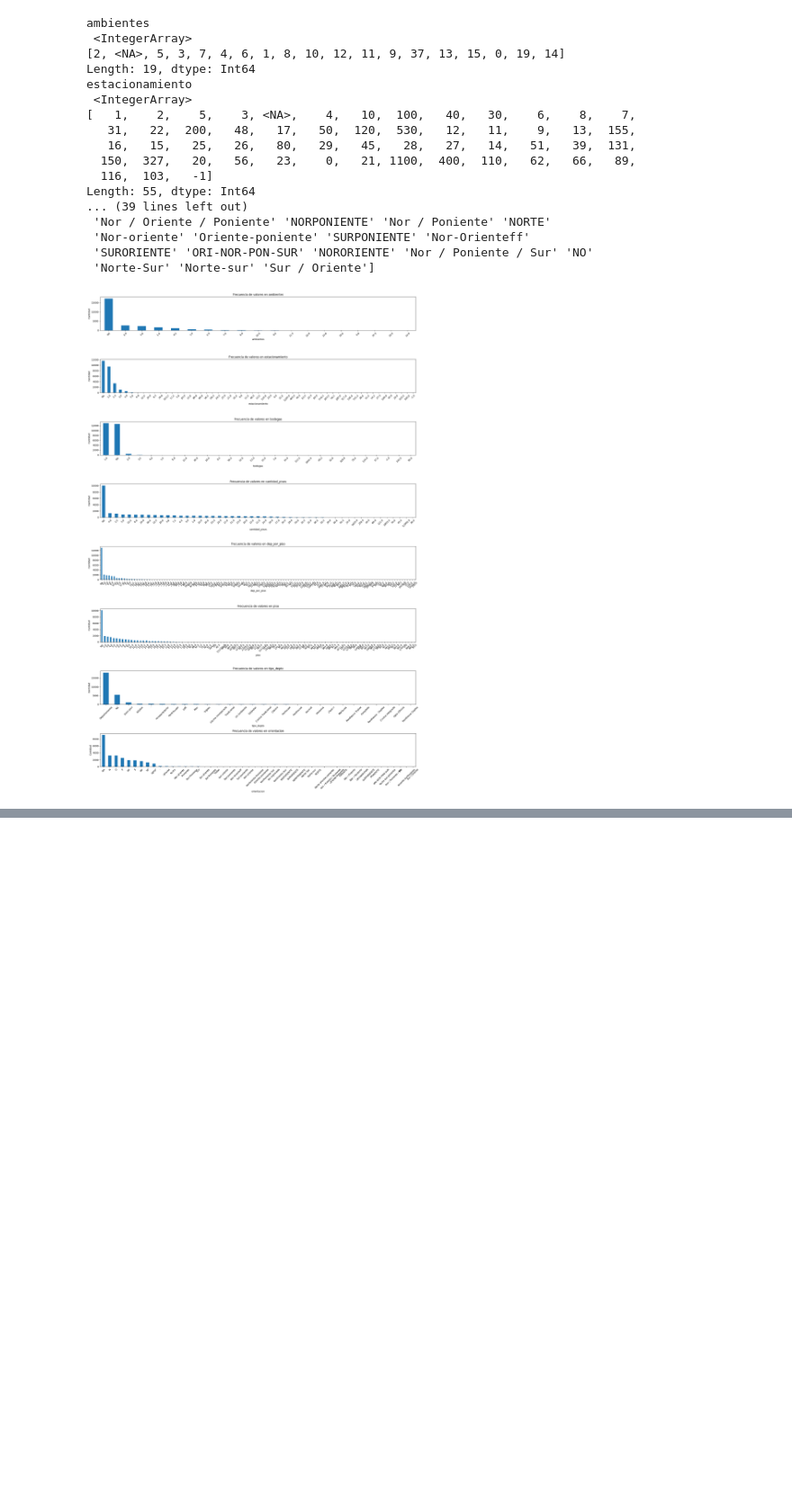
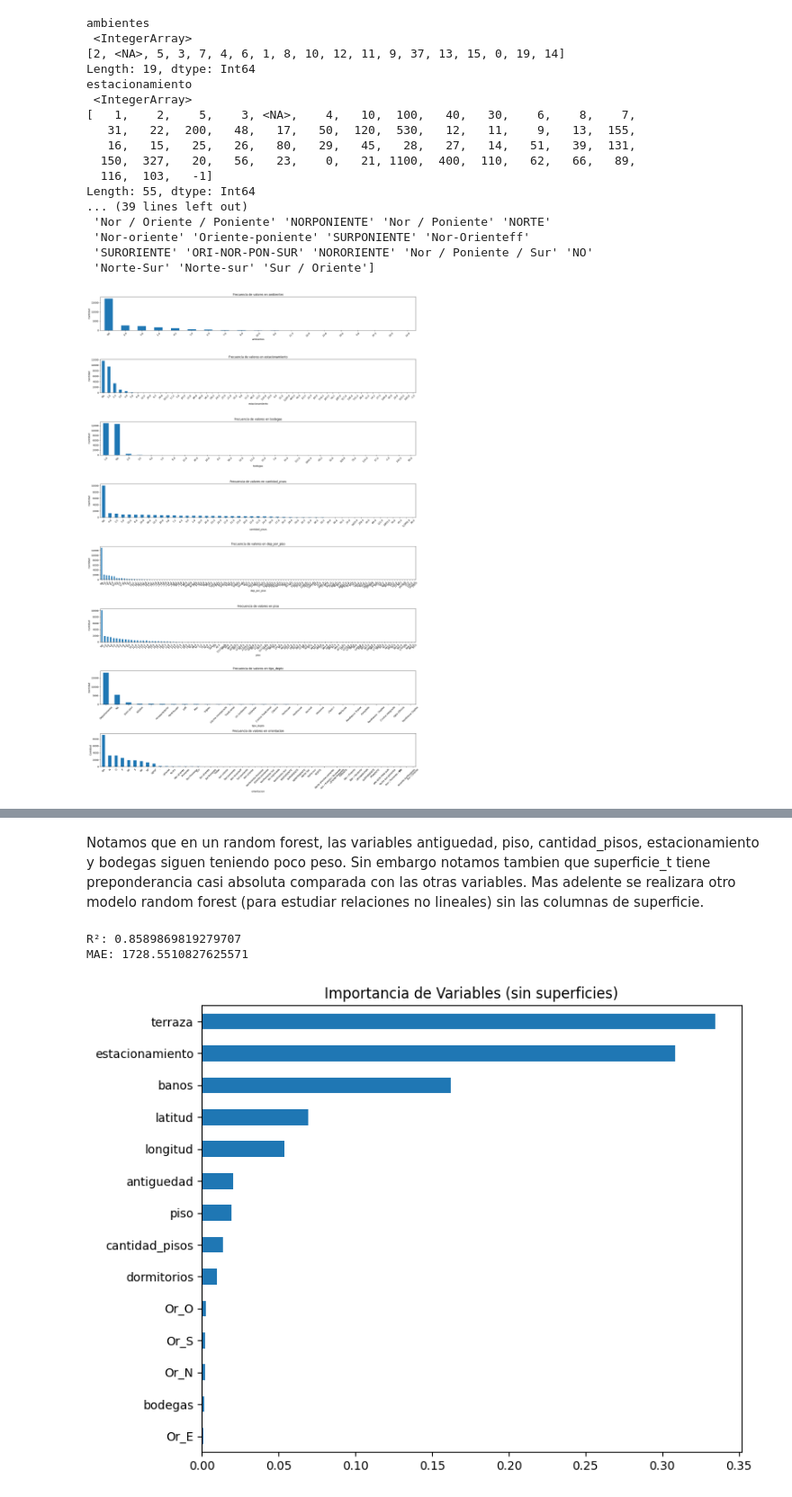
Before and after one commit to AlonsoDS/Proyecto_titulo, a Jupyter notebook: WebScraper/Analisis_dataset_deptos.ipynb, the cells around one changed output, grey strips where cells are left out. Shown at 90% size. Saved outputs shown, nothing was run; the diff lists cells and outputs as text; code cells hidden in the pictures; blank space fills up the shorter version.

```diff
--- a/WebScraper/Analisis_dataset_deptos.ipynb
+++ b/WebScraper/Analisis_dataset_deptos.ipynb
@@ -190,0 +291,49 @@ df.describe()
+# %% [markdown]
+Notamos que en un random forest, las variables antiguedad, piso, cantidad_pisos, estacionamiento y bodegas siguen teniendo poco peso. Sin embargo notamos tambien que superficie_t tiene preponderancia casi absoluta comparada con las otras variables.
+Mas adelente se realizara otro modelo random forest (para estudiar relaciones no lineales) sin las columnas de superficie.
+# %%
+import pandas as pd
+from sklearn.ensemble import RandomForestRegressor
+from sklearn.model_selection import train_test_split
+from sklearn.metrics import r2_score, mean_absolute_error
+import matplotlib.pyplot as plt
+
+# Definir variables a usar (excluyendo superficie_t y superficie_u)
+features_sin_superficie = [
+    'terraza', 'dormitorios', 'banos',
+    'estacionamiento', 'bodegas', 'cantidad_pisos', 'piso',
+    'antiguedad', 'latitud', 'longitud', 'Or_N', 'Or_S', 'Or_E', 'Or_O'
+]
+
+# Asegurarnos de que no haya strings extraños como '-' (por si acaso)
+df_model = df_dropna.copy()
+for col in features_sin_superficie:
+    df_model = df_model[df_model[col].apply(lambda x: isinstance(x, (int, float)))]
+
+# Definir variables predictoras y objetivo
+X = df_model[features_sin_superficie]
+y = df_model['monto']
+
+# División en entrenamiento y prueba
+X_train, X_test, y_train, y_test = train_test_split(X, y, random_state=42)
+
+# Entrenamiento del modelo
+model = RandomForestRegressor(random_state=42)
+model.fit(X_train, y_train)
+
+# Predicciones
+y_pred = model.predict(X_test)
+
+# Métricas de evaluación
+print("R²:", r2_score(y_test, y_pred))
+print("MAE:", mean_absolute_error(y_test, y_pred))
+
+# Importancia de las variables
+importances = pd.Series(model.feature_importances_, index=features_sin_superficie)
+importances.sort_values(ascending=True).plot(kind='barh', figsize=(8, 6), title="Importancia de Variables (sin superficies)")
+plt.tight_layout()
+plt.show()
+# %% [output]
+R²: 0.8589869819279707
+MAE: 1728.5510827625571
+[figure, added]
```
Also changed, not shown: parts of 17 cells of this notebook, 2 other files.
